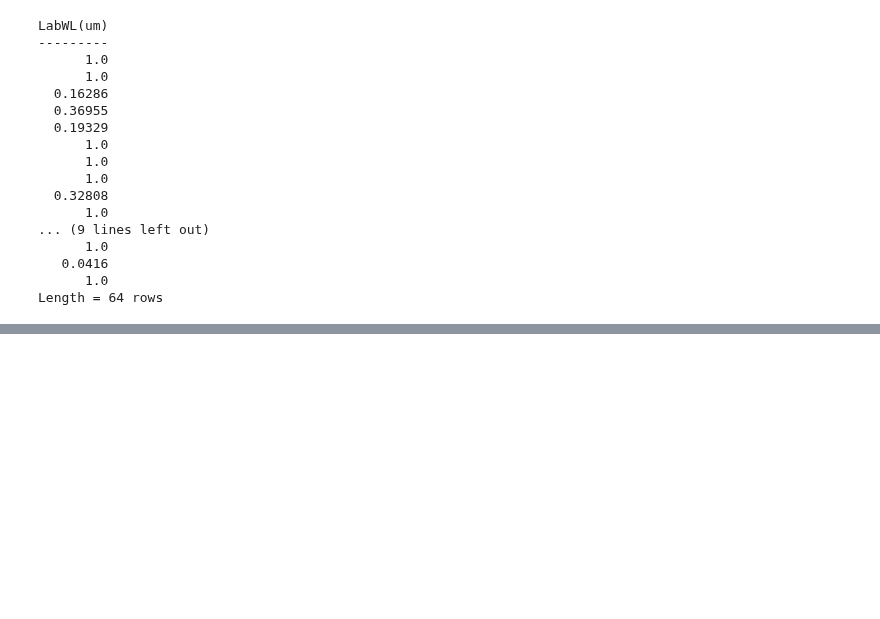
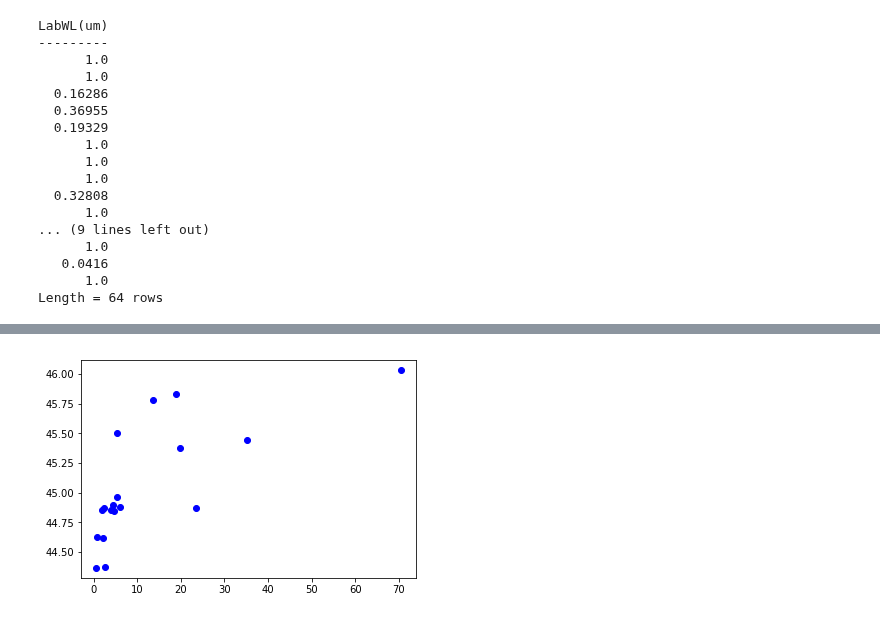
Before and after one commit to yaolun/misc, a Jupyter notebook: test_py3.ipynb, the cells around one changed output, grey strips where cells are left out. Saved outputs shown, nothing was run; the diff lists cells and outputs as text; code cells hidden in the pictures; blank space fills up the shorter version.

```diff
--- a/test_py3.ipynb
+++ b/test_py3.ipynb
@@ -244,0 +267,26 @@ Length = 64 rows
+# %%
+# source list
+obj_list = ['RCrA-IRS7B','RCrA-IRS7C','HH46','L723-MM','L1014',
+            'L1157','Ced110','BHR71','IRAS03245','L1551-IRS5',
+            'L1455-IRS3','B1-a','B1-c','IRAS03301','TMR1',
+            'TMC1A','TMC1','IRAS15398','RNO91','GSS30-IRS1',
+            'VLA1623','WL12','RCrA-IRS5A','L483','B335',
+            'DKCha']
+l_bol_list = [18.9, 70.4, 23.2, 3.3, 0.327,
+                     5.26, 0.889, 13.5, 6.06, 23.5,
+                     0.545, 2.47, 4.41, 3.91, 2.0,
+                     2.62, 0.79, 1.49, 2.34, 19.7,
+                     5.36, 2.23, 4.6, 8.78, 0.565,
+                     35.1]
+t_bol_list = [52.8, 62.6, 111.0, 66.8, 63.4,
+                     40.1, 53.6, 51.1, 48.2, 110.0,
+                     128.0, 79.9, 55.9, 354.0, 125.0,
+                     159.0, 149.0, 43.2, 349.0, 129.0,
+                     33.2, 210.0, 115.0, 49.3, 45.5,
+                     592.0]
+# %%
+# L_bol
+for o in data['obj']:
+    plt.plot(l_bol_list[obj_list.index(o)], data['N/g'][data['obj'] == o].data,'bo')
+# %% [output]
+[figure, added]
```
Also changed, not shown: parts of 16 cells of this notebook.
